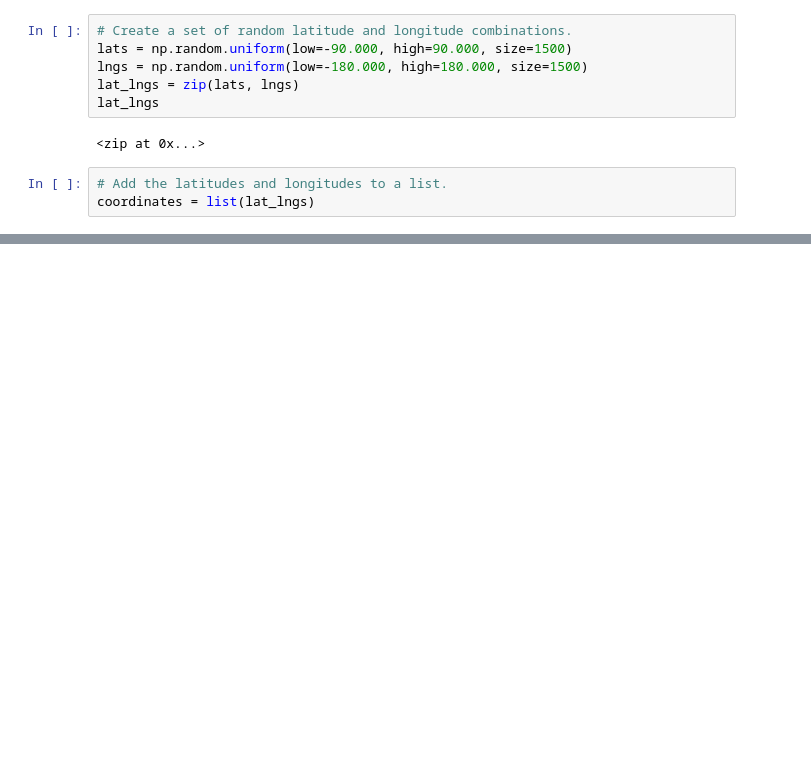
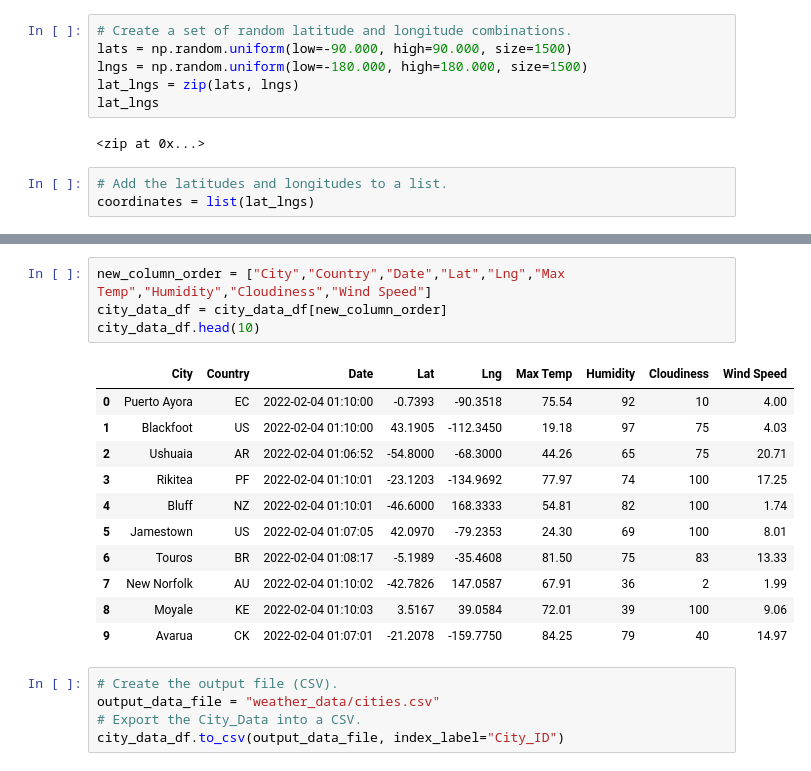
Before and after one commit to lilyhu61/World_Weather_Analysis, a Jupyter notebook: WeatherPy.ipynb, the cells around one changed output, grey strips where cells are left out. Drawn from its saved outputs; the diff is of its cells as text; blank space fills up the shorter version.

```diff
--- a/WeatherPy.ipynb
+++ b/WeatherPy.ipynb
@@ -31,0 +145,21 @@ len(cities)
+# %%
+new_column_order = ["City","Country","Date","Lat","Lng","Max Temp","Humidity","Cloudiness","Wind Speed"]
+city_data_df = city_data_df[new_column_order]
+city_data_df.head(10)
+# %% [output]
+|  | City | Country | Date | Lat | Lng | Max Temp | Humidity | Cloudiness | Wind Speed |
+| 0 | Puerto Ayora | EC | 2022-02-04 01:10:00 | -0.7393 | -90.3518 | 75.54 | 92 | 10 | 4.00 |
+| 1 | Blackfoot | US | 2022-02-04 01:10:00 | 43.1905 | -112.3450 | 19.18 | 97 | 75 | 4.03 |
+| 2 | Ushuaia | AR | 2022-02-04 01:06:52 | -54.8000 | -68.3000 | 44.26 | 65 | 75 | 20.71 |
+| 3 | Rikitea | PF | 2022-02-04 01:10:01 | -23.1203 | -134.9692 | 77.97 | 74 | 100 | 17.25 |
+| 4 | Bluff | NZ | 2022-02-04 01:10:01 | -46.6000 | 168.3333 | 54.81 | 82 | 100 | 1.74 |
+| 5 | Jamestown | US | 2022-02-04 01:07:05 | 42.0970 | -79.2353 | 24.30 | 69 | 100 | 8.01 |
+| 6 | Touros | BR | 2022-02-04 01:08:17 | -5.1989 | -35.4608 | 81.50 | 75 | 83 | 13.33 |
+| 7 | New Norfolk | AU | 2022-02-04 01:10:02 | -42.7826 | 147.0587 | 67.91 | 36 | 2 | 1.99 |
+| 8 | Moyale | KE | 2022-02-04 01:10:03 | 3.5167 | 39.0584 | 72.01 | 39 | 100 | 9.06 |
+| 9 | Avarua | CK | 2022-02-04 01:07:01 | -21.2078 | -159.7750 | 84.25 | 79 | 40 | 14.97 |
+# %%
+# Create the output file (CSV).
+output_data_file = "weather_data/cities.csv"
+# Export the City_Data into a CSV.
+city_data_df.to_csv(output_data_file, index_label="City_ID")
```
Also changed, not shown: parts of 9 cells of this notebook, 3 other files.
